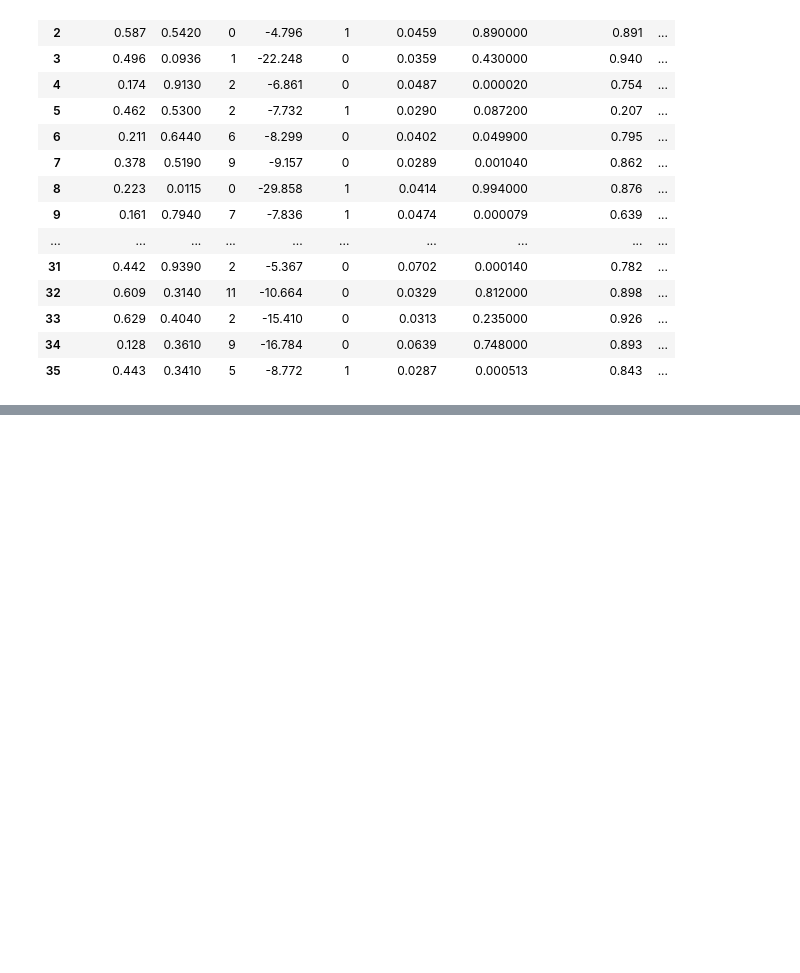
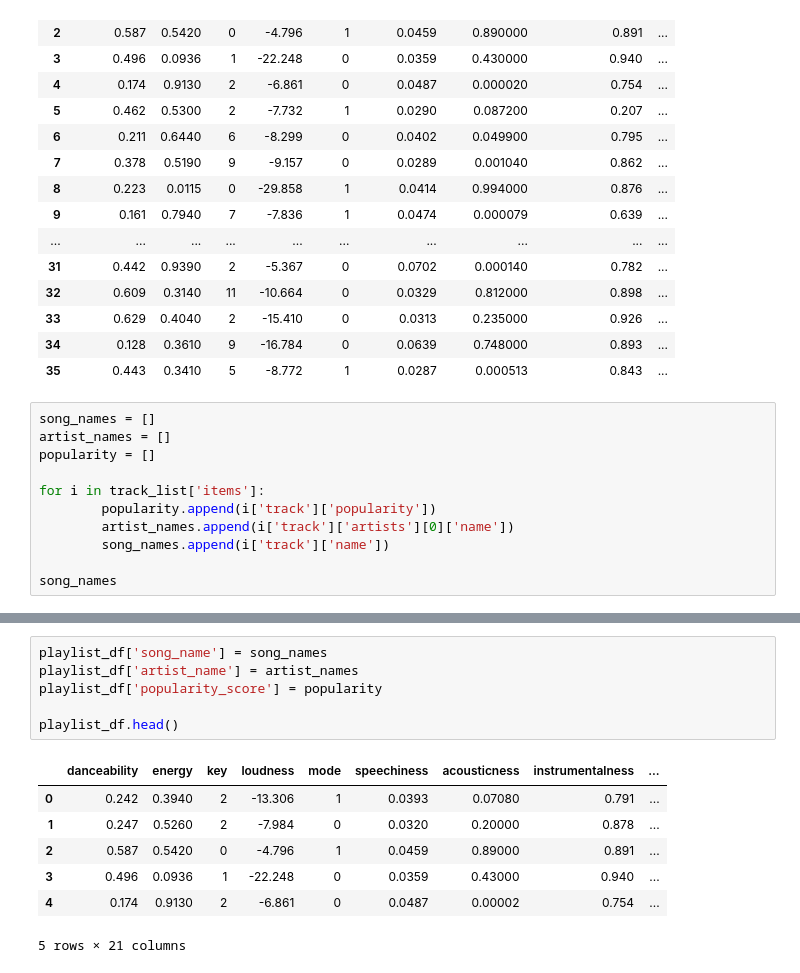
Before and after one commit to bbneves/Spotify_Playlist_Analysis, a Jupyter notebook: spotipy.ipynb, the cells around one changed output, grey strips where cells are left out. Saved outputs shown, nothing was run; the diff lists cells and outputs as text; blank space fills up the shorter version.

```diff
--- a/spotipy.ipynb
+++ b/spotipy.ipynb
@@ -187,3 +205,14 @@ playlist_df
 | 33 | 0.629 | 0.4040 | 2 | -15.410 | 0 | 0.0313 | 0.235000 | 0.926 | ... |
 | 34 | 0.128 | 0.3610 | 9 | -16.784 | 0 | 0.0639 | 0.748000 | 0.893 | ... |
 | 35 | 0.443 | 0.3410 | 5 | -8.772 | 1 | 0.0287 | 0.000513 | 0.843 | ... |
+# %%
+song_names = []
+artist_names = []
+popularity = []
+
+for i in track_list['items']:
+        popularity.append(i['track']['popularity'])
+        artist_names.append(i['track']['artists'][0]['name'])
+        song_names.append(i['track']['name'])
+
+song_names
@@ -189,0 +237,14 @@ playlist_df
+# %%
+playlist_df['song_name'] = song_names
+playlist_df['artist_name'] = artist_names
+playlist_df['popularity_score'] = popularity
+
+playlist_df.head()
+# %% [output]
+|  | danceability | energy | key | loudness | mode | speechiness | acousticness | instrumentalness | ... |
+| 0 | 0.242 | 0.3940 | 2 | -13.306 | 1 | 0.0393 | 0.07080 | 0.791 | ... |
+| 1 | 0.247 | 0.5260 | 2 | -7.984 | 0 | 0.0320 | 0.20000 | 0.878 | ... |
+| 2 | 0.587 | 0.5420 | 0 | -4.796 | 1 | 0.0459 | 0.89000 | 0.891 | ... |
+| 3 | 0.496 | 0.0936 | 1 | -22.248 | 0 | 0.0359 | 0.43000 | 0.940 | ... |
+| 4 | 0.174 | 0.9130 | 2 | -6.861 | 0 | 0.0487 | 0.00002 | 0.754 | ... |
+5 rows × 21 columns
```
Also changed, not shown: parts of 8 cells of this notebook, 1 other file.
